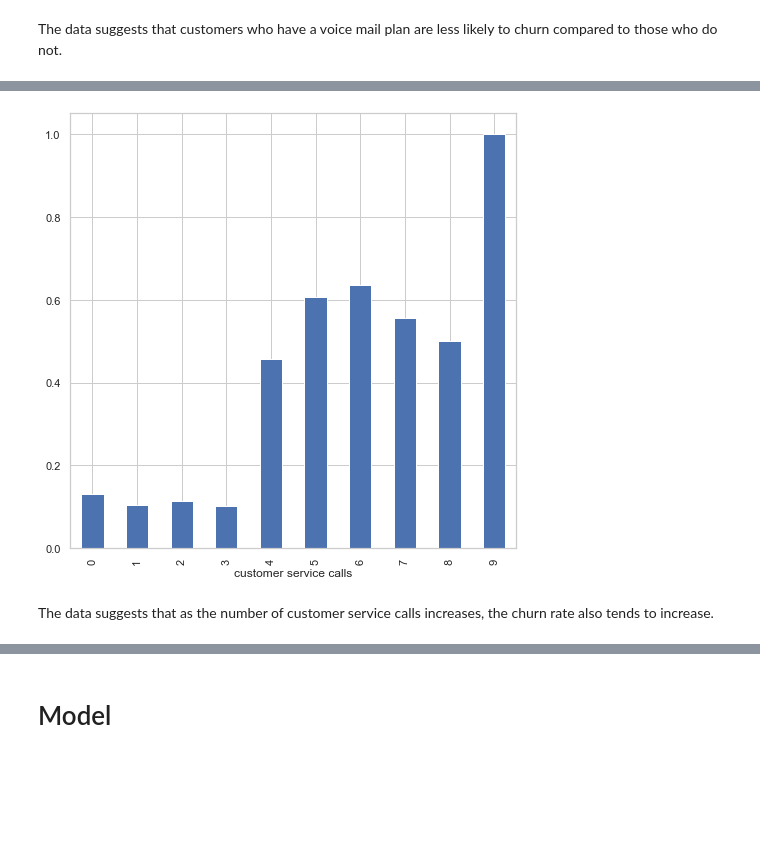
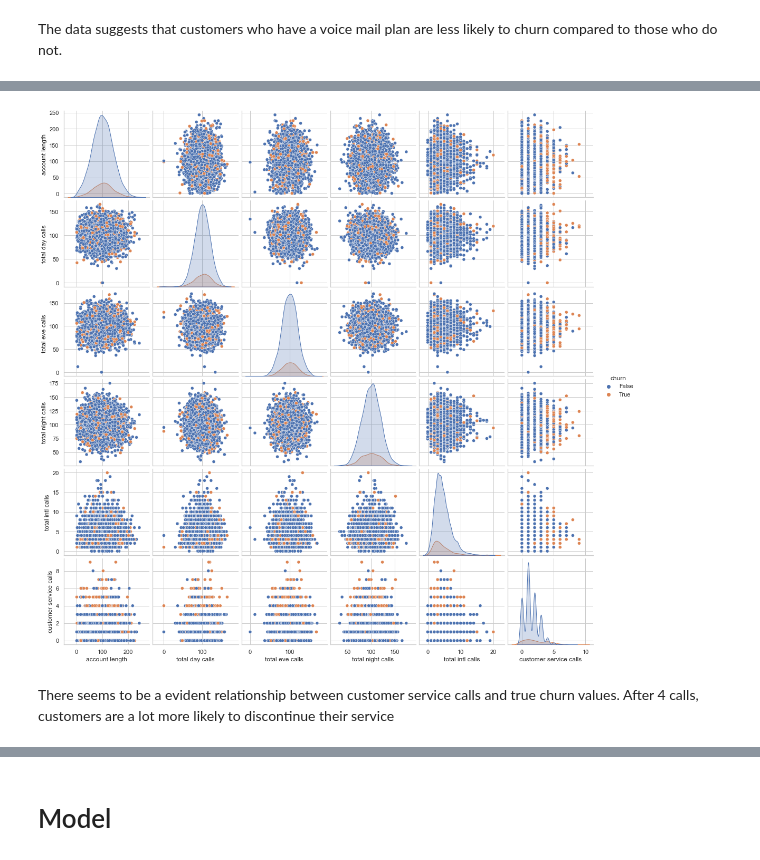
Before and after one commit to nyange21/TelecomChurnPredict-phase3, a Jupyter notebook: model.ipynb, the cells around one changed output, grey strips where cells are left out. Drawn from its saved outputs; the diff is of its cells as text; code cells hidden in the pictures; blank space fills up the shorter version.

Commit message:
Data cleaning and analysis Done

```diff
--- a/model.ipynb
+++ b/model.ipynb
@@ -218,7 +224,9 @@ Name: churn, dtype: float64
-# %%
-df.groupby('customer service calls')['churn'].mean().plot(kind='bar')
-plt.show()
-# %% [output]
-[figure, removed]
-# %% [markdown]
-The data suggests that as the number of customer service calls increases, the churn rate also tends to increase.
+# %%
+data_temp = df[["account length","total day calls","total eve calls","total night calls",
+                "total intl calls","customer service calls","churn"]]
+sns.pairplot(data_temp, hue="churn",height=2.5);
+plt.show();
+# %% [output]
+[figure, added]
+# %% [markdown]
+There seems to be a evident relationship between customer service calls and true churn values. After 4 calls, customers are a lot more likely to discontinue their service
```
Also changed, not shown: parts of 14 cells of this notebook.
